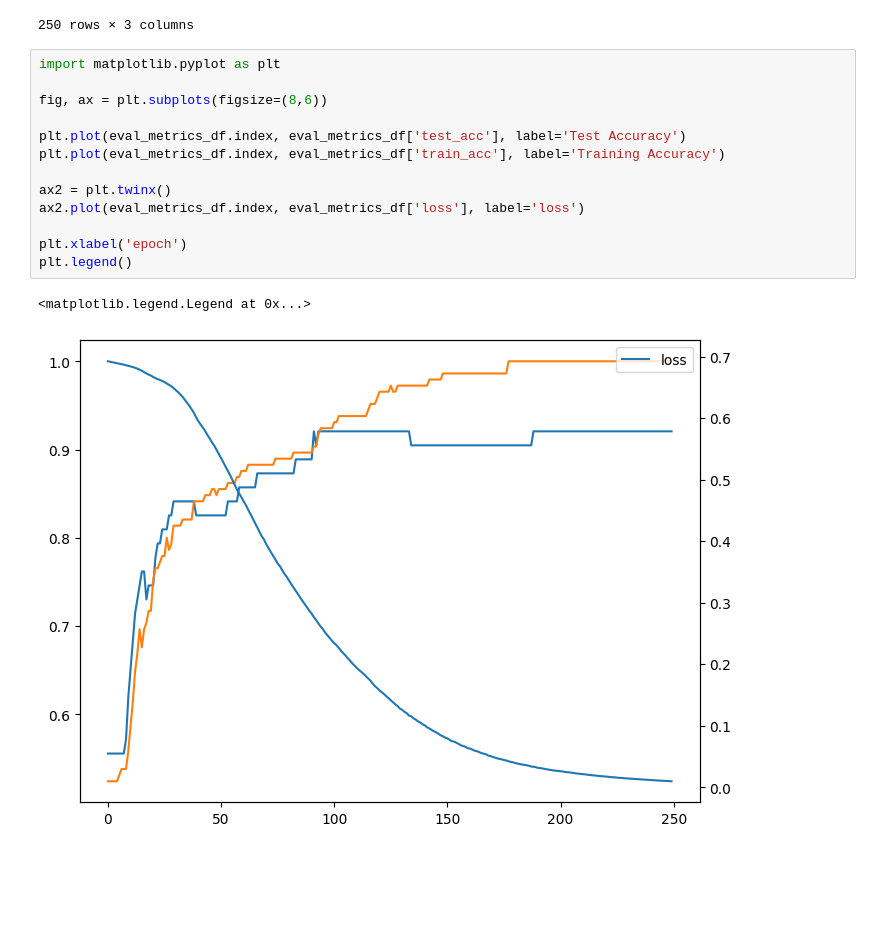
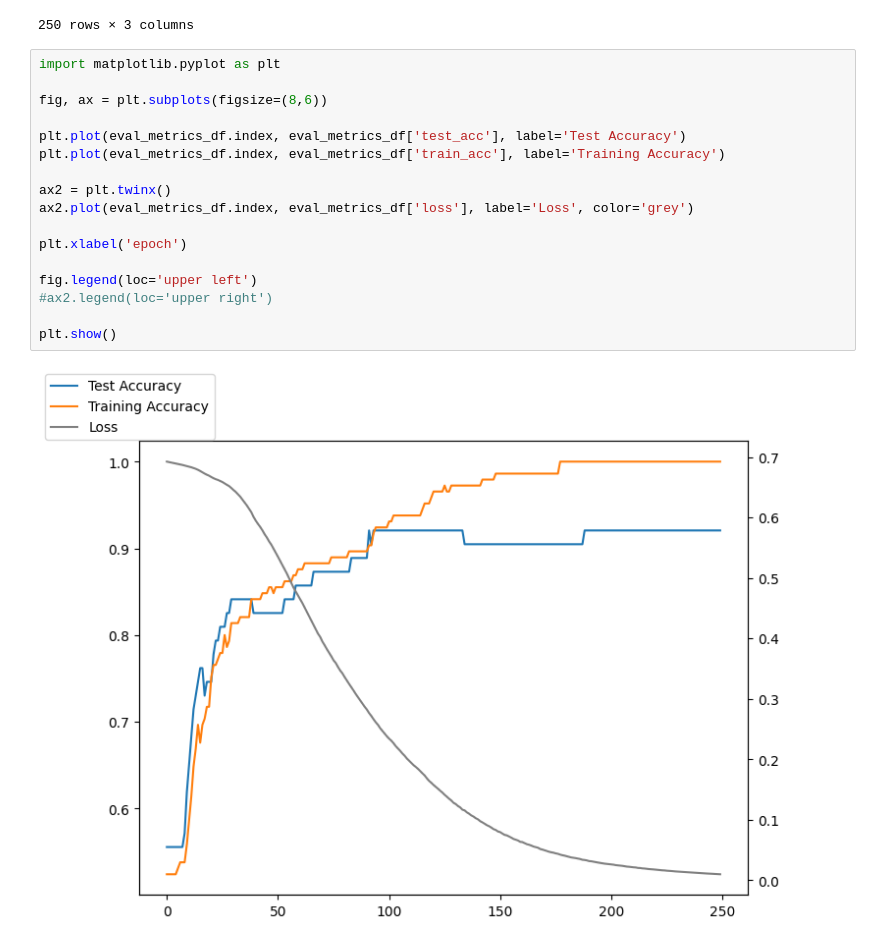
Before and after one commit to regraded0101/pytorch, a Jupyter notebook: sonar.ipynb, the cells around one changed output. Drawn from its saved outputs; the diff is of its cells as text; blank space fills up the shorter version.

```diff
--- a/sonar.ipynb
+++ b/sonar.ipynb
@@ -143,16 +143,19 @@ eval_metrics_df
 # %%
 import matplotlib.pyplot as plt
 
 fig, ax = plt.subplots(figsize=(8,6))
 
 plt.plot(eval_metrics_df.index, eval_metrics_df['test_acc'], label='Test Accuracy')
 plt.plot(eval_metrics_df.index, eval_metrics_df['train_acc'], label='Training Accuracy')
 
 ax2 = plt.twinx()
-ax2.plot(eval_metrics_df.index, eval_metrics_df['loss'], label='loss')
+ax2.plot(eval_metrics_df.index, eval_metrics_df['loss'], label='Loss', color='grey')
 
 plt.xlabel('epoch')
-plt.legend()
+
+fig.legend(loc='upper left')
+#ax2.legend(loc='upper right')
+
+plt.show()
 # %% [output]
-<matplotlib.legend.Legend at 0x...>
-[figure, old version]
+[figure, new version]
```
